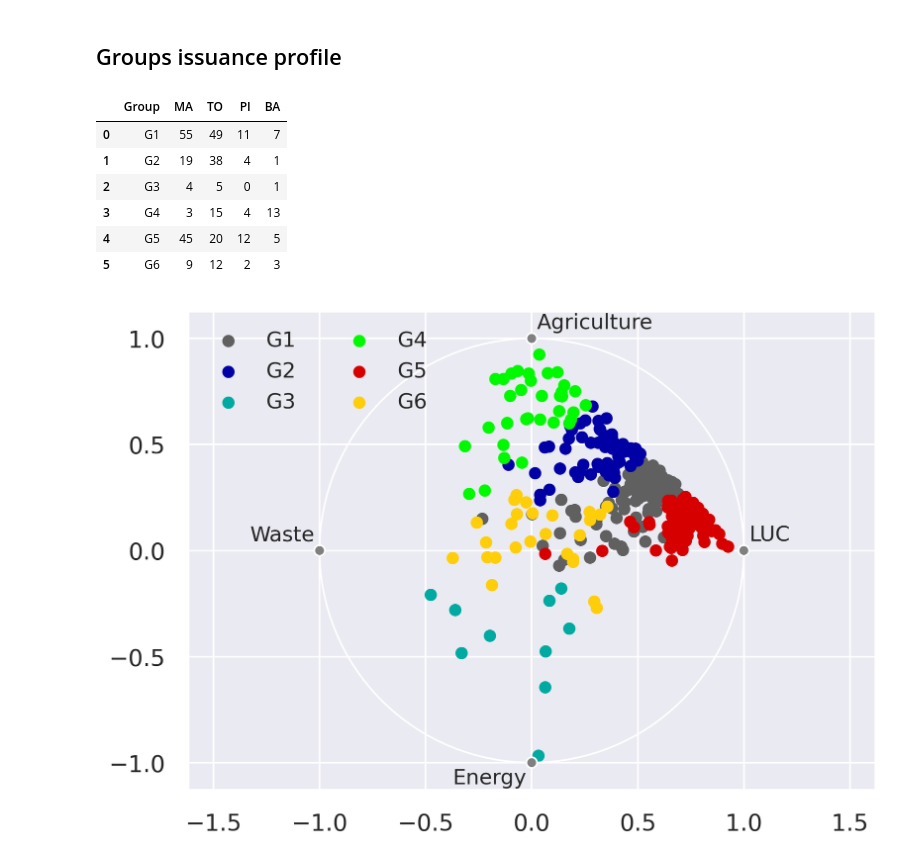
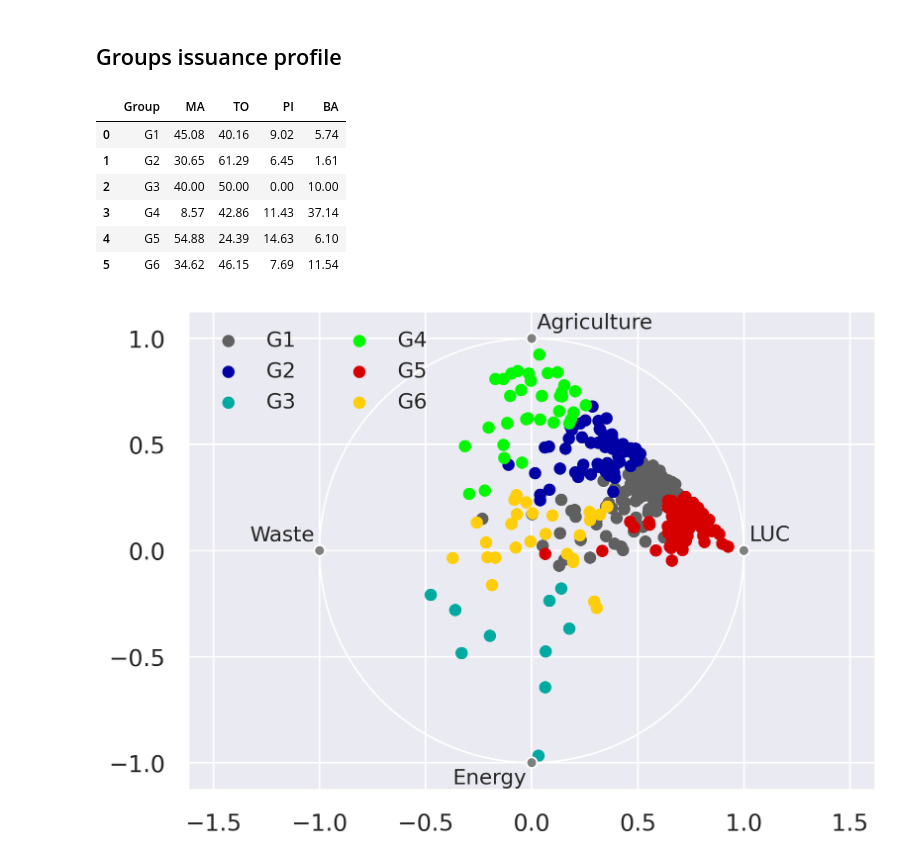
Before and after one commit to lucas-fpaiva/matopiba_emissions, a Jupyter notebook: code/groups.ipynb, the cells around one changed output. Cells and saved outputs as stored; diff of their text form; code cells hidden in the pictures.

```diff
--- a/code/groups.ipynb
+++ b/code/groups.ipynb
@@ -507,23 +513,25 @@ plt.savefig("/content/matopiba_emissions/output/figure2a.pdf", format="pdf", dpi
 # %%
 grupos = []
 estados = ['MA','TO', 'PI','BA']
 for i in range(1,7):
     linha =[]
     grupo = data[data['group']==i]
+    count_grupo=grupo.shape[0]
     linha.append('G' +str(i))
     for est in estados:
-        linha.append(len(grupo[grupo['States'] == est]))
+        linha.append(round(100*len(grupo[grupo['States'] == est])/count_grupo,2))
+
     grupos.append(linha)
 tab2 = pd.DataFrame(grupos,columns=['Group','MA','TO','PI','BA'])
 tab2.head(7)
 # %% [output]
 |  | Group | MA | TO | PI | BA |
-| 0 | G1 | 55 | 49 | 11 | 7 |
-| 1 | G2 | 19 | 38 | 4 | 1 |
-| 2 | G3 | 4 | 5 | 0 | 1 |
-| 3 | G4 | 3 | 15 | 4 | 13 |
-| 4 | G5 | 45 | 20 | 12 | 5 |
-| 5 | G6 | 9 | 12 | 2 | 3 |
+| 0 | G1 | 45.08 | 40.16 | 9.02 | 5.74 |
+| 1 | G2 | 30.65 | 61.29 | 6.45 | 1.61 |
+| 2 | G3 | 40.00 | 50.00 | 0.00 | 10.00 |
+| 3 | G4 | 8.57 | 42.86 | 11.43 | 37.14 |
+| 4 | G5 | 54.88 | 24.39 | 14.63 | 6.10 |
+| 5 | G6 | 34.62 | 46.15 | 7.69 | 11.54 |
 # %%
 fig = plt.figure(figsize = (7,5),dpi = 300)
 
```
Also changed, not shown: parts of 2 cells of this notebook.
